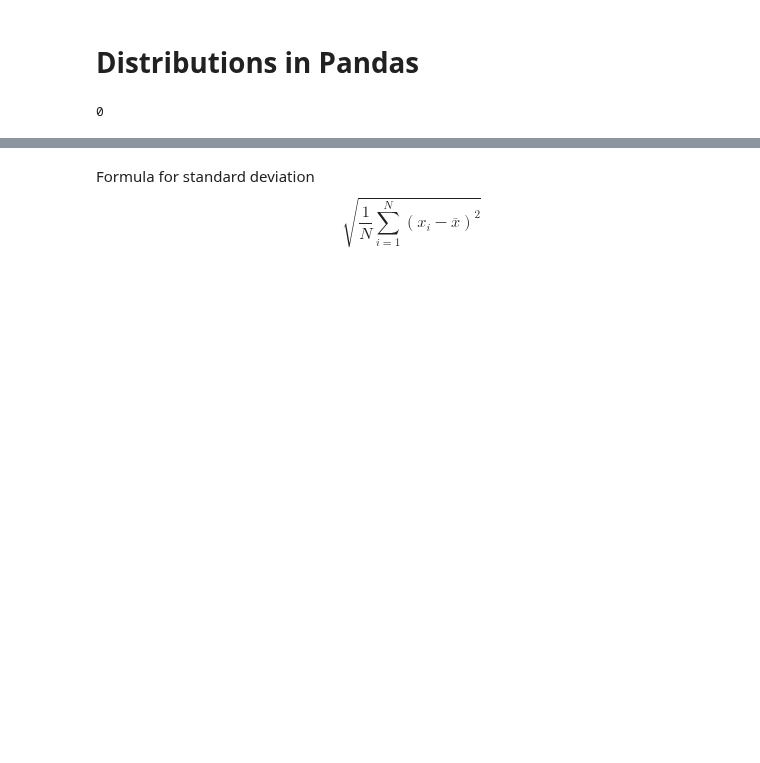
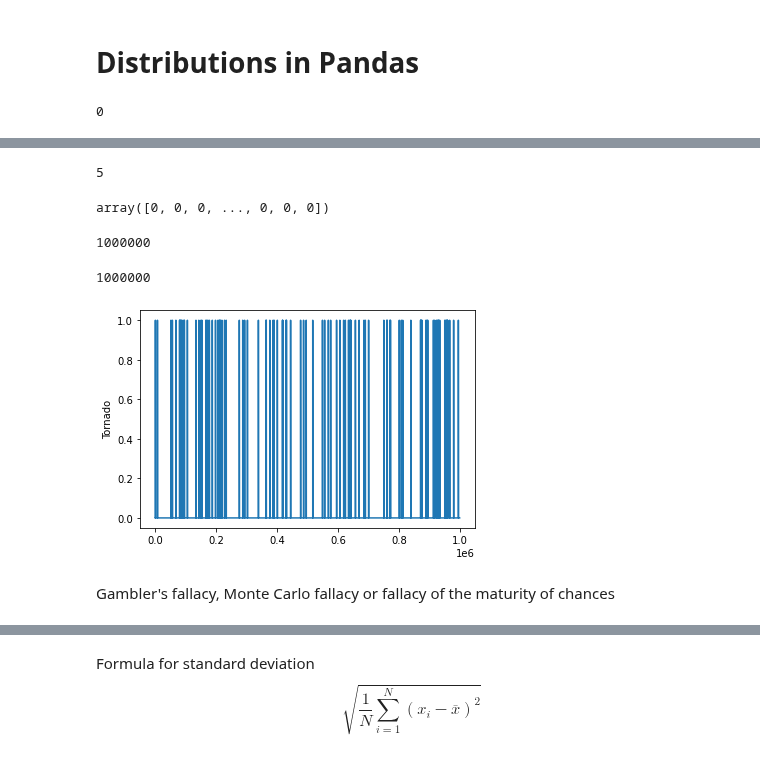
Before and after one commit to aicharya/DSA_Python, a Jupyter notebook: hypothesis_testing.ipynb, the cells around one changed output, grey strips where cells are left out. Cells and saved outputs as stored; diff of their text form; code cells hidden in the pictures; blank space fills up the shorter version.

```diff
--- a/hypothesis_testing.ipynb
+++ b/hypothesis_testing.ipynb
@@ -14,3 +33,29 @@ np.random.binomial(1000, 0.5)/1000
 # %%
 chance_of_tornado = 0.01/100
-?np.random.binomial(100000, chance_of_tornado)
+np.random.binomial(100000, chance_of_tornado)
+# %% [output]
+5
+# %%
+chance_of_tornado = 0.01/100
+tornado_events = np.random.binomial(1, chance_of_tornado, 1000000)
+# %%
+tornado_events
+# %% [output]
+array([0, 0, 0, ..., 0, 0, 0])
+# %%
+len(tornado_events)
+# %% [output]
+1000000
+# %%
+e = range(1,1000001)
+# %%
+len(e)
+# %% [output]
+1000000
+# %%
+
+plt.plot(e, tornado_events)
+plt.ylabel('Tornado')
+plt.show()
+# %% [output]
+[figure, added]
@@ -17,3 +64,5 @@ chance_of_tornado = 0.01/100
+# %% [markdown]
+Gambler's fallacy, Monte Carlo fallacy or fallacy of the maturity of chances
 # %%
 chance_of_tornado = 0.01
 
```
Also changed, not shown: parts of 36 cells of this notebook.
